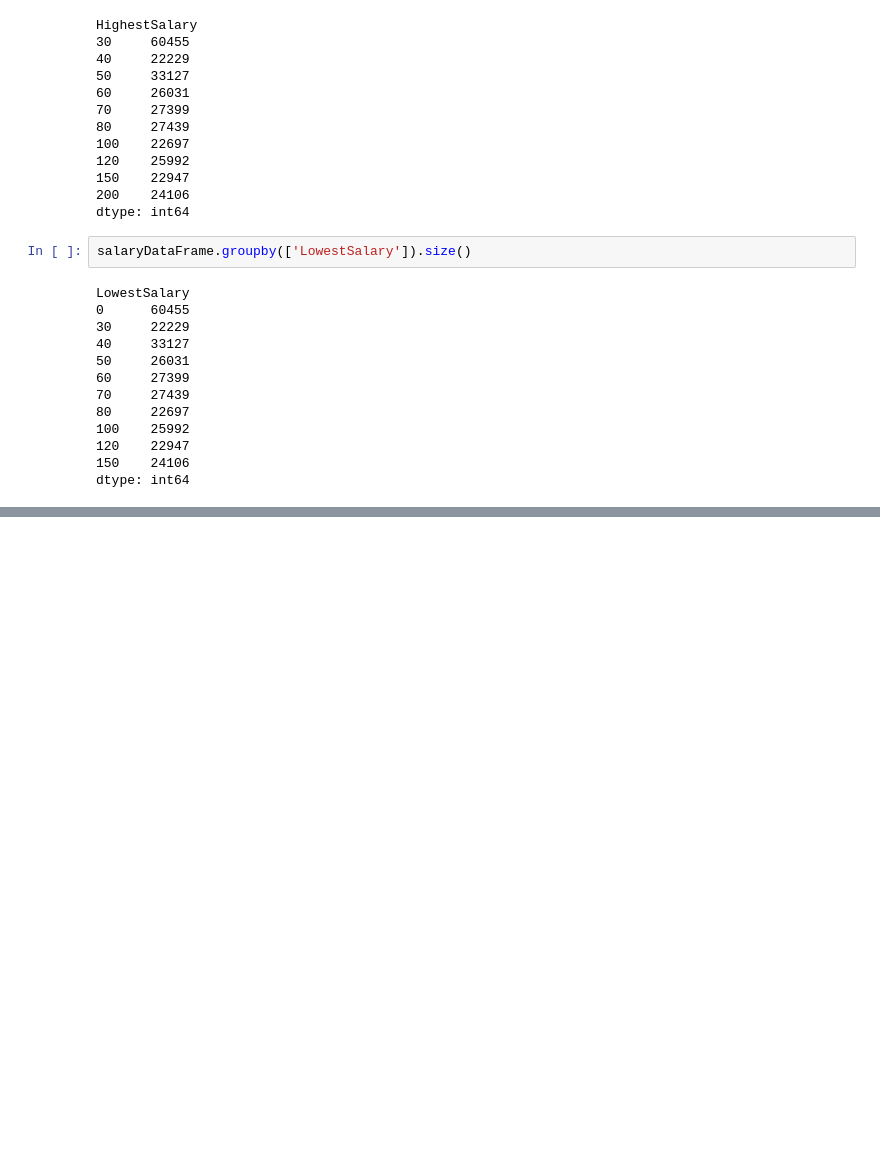
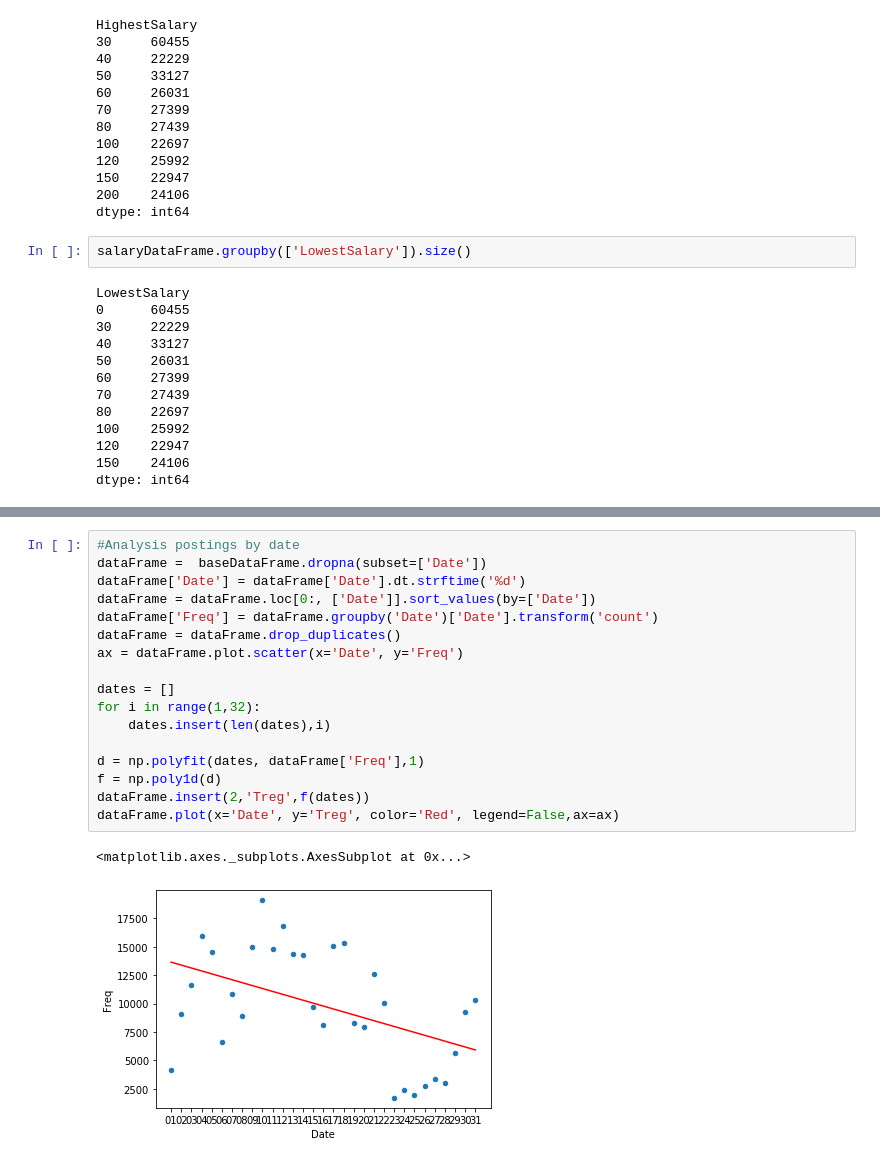
Before and after one commit to EthanLewis15/3803ICT_Big_Data_Assignment, a Jupyter notebook: assignment_main.ipynb, the cells around one changed output, grey strips where cells are left out. Cells and saved outputs as stored; diff of their text form; blank space fills up the shorter version.

```diff
--- a/assignment_main.ipynb
+++ b/assignment_main.ipynb
@@ -365,0 +497,20 @@ dtype: int64
+# %%
+#Analysis postings by date
+dataFrame =  baseDataFrame.dropna(subset=['Date'])
+dataFrame['Date'] = dataFrame['Date'].dt.strftime('%d')
+dataFrame = dataFrame.loc[0:, ['Date']].sort_values(by=['Date'])
+dataFrame['Freq'] = dataFrame.groupby('Date')['Date'].transform('count')
+dataFrame = dataFrame.drop_duplicates()
+ax = dataFrame.plot.scatter(x='Date', y='Freq')
+
+dates = []
+for i in range(1,32):
+    dates.insert(len(dates),i)
+
+d = np.polyfit(dates, dataFrame['Freq'],1)
+f = np.poly1d(d)
+dataFrame.insert(2,'Treg',f(dates))
+dataFrame.plot(x='Date', y='Treg', color='Red', legend=False,ax=ax)
+# %% [output]
+<matplotlib.axes._subplots.AxesSubplot at 0x...>
+[figure, added]
```
Also changed, not shown: parts of 7 cells of this notebook.
